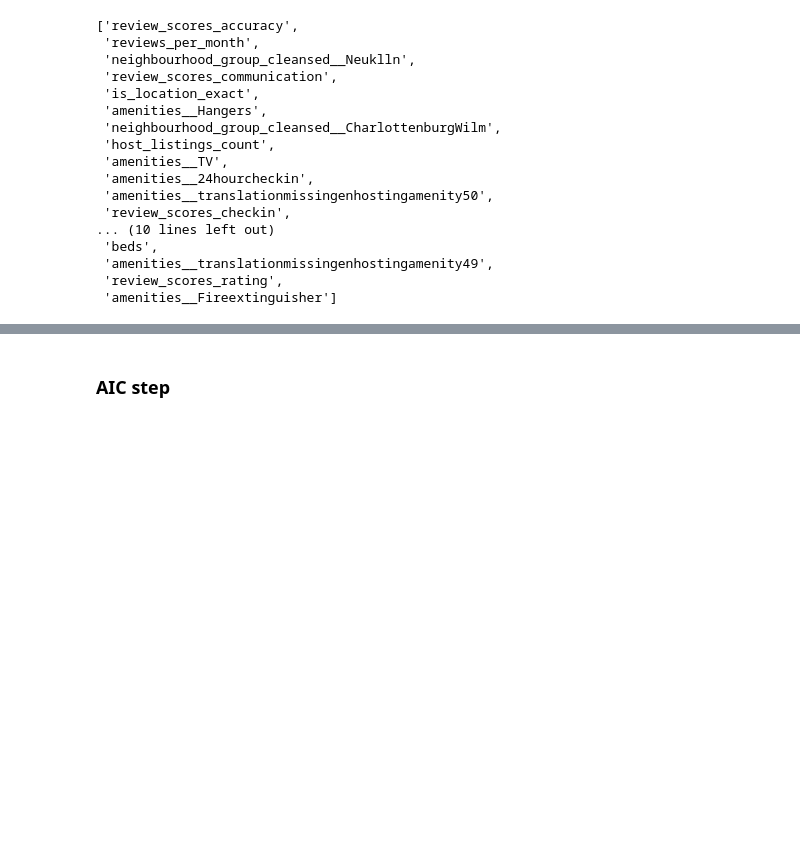
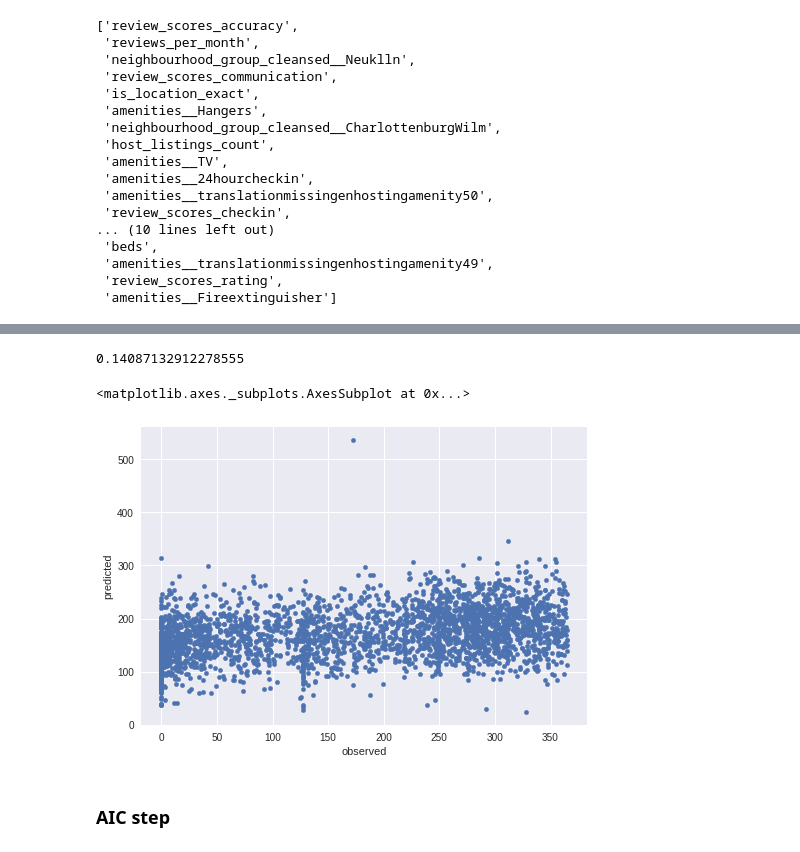
Before and after one commit to clementlefevre/udacity_ML, a Jupyter notebook: capstone_project/Data Preparation.ipynb, the cells around one changed output, grey strips where cells are left out. Cells and saved outputs as stored; diff of their text form; code cells hidden in the pictures; blank space fills up the shorter version.

Commit message:
Data prep

```diff
--- a/capstone_project/Data Preparation.ipynb
+++ b/capstone_project/Data Preparation.ipynb
@@ -398,0 +419,2 @@ OLS Regression Results
+# %%
+prediction = lm.predict(X)
@@ -399,3 +429,14 @@ OLS Regression Results
+# %%
+r2_score(y.values,prediction)
+# %% [output]
+0.14087132912278555
+# %%
+df_prediction = pd.DataFrame({'observed':y,'predicted':prediction})
+# %%
+df_prediction.plot.scatter(x='observed',y='predicted')
+# %% [output]
+<matplotlib.axes._subplots.AxesSubplot at 0x...>
+[figure, added]
 # %% [markdown]
 ### AIC step
 # %%
```
Also changed, not shown: parts of 12 cells of this notebook.
